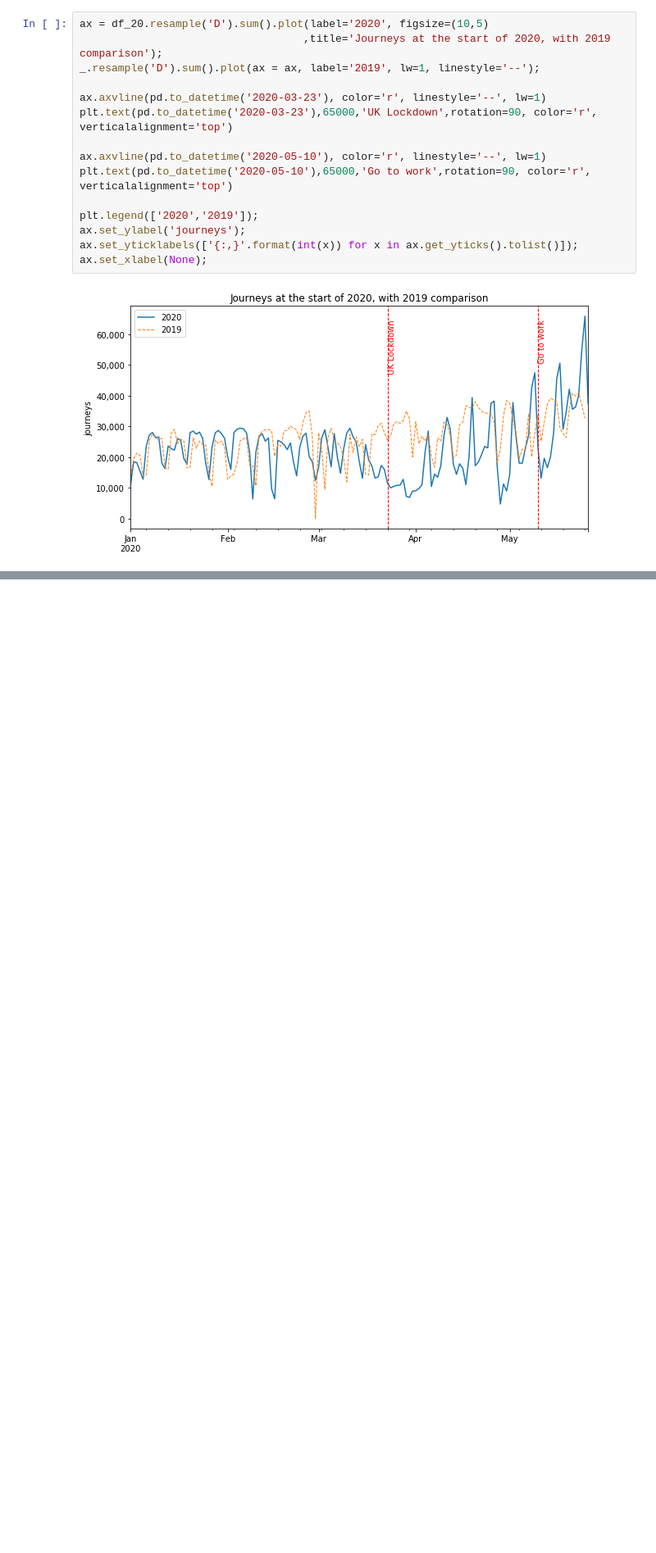
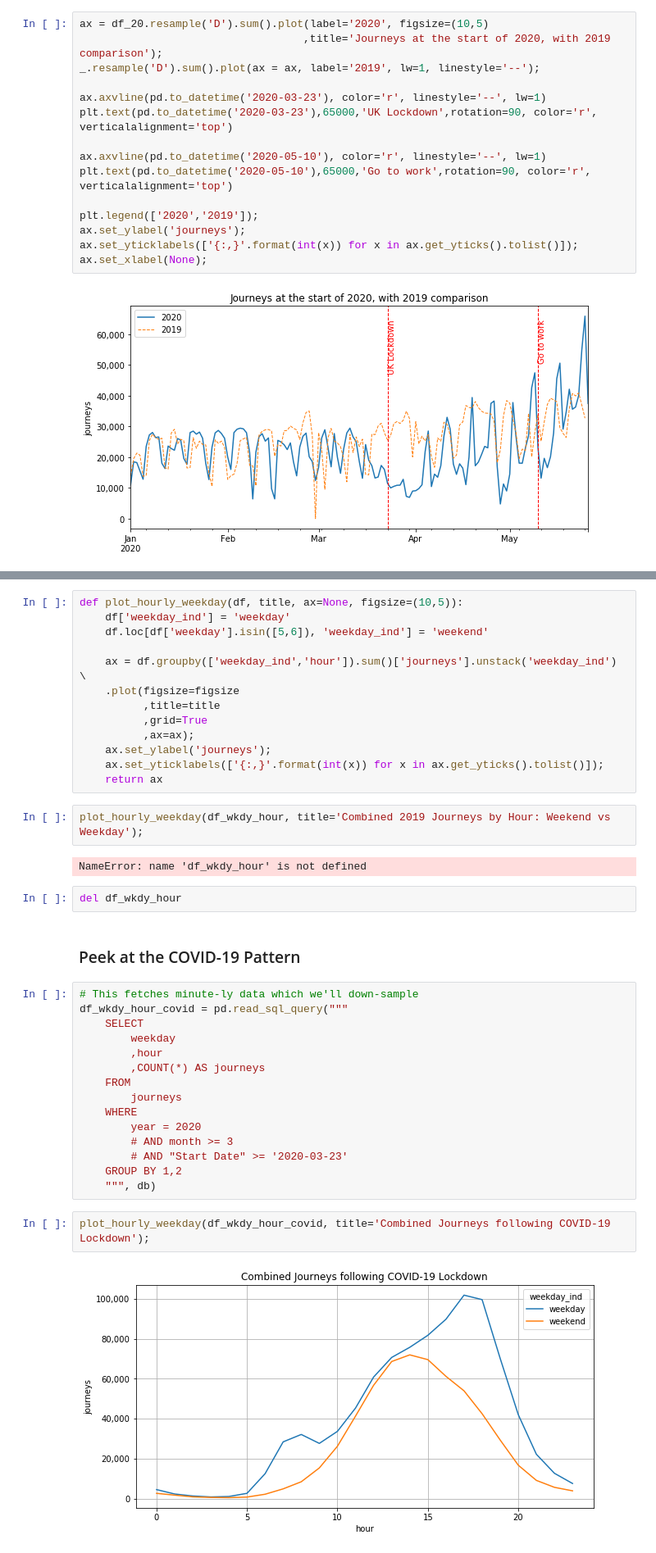
Before and after one commit to Peppers16/tfl_bike_project, a Jupyter notebook: notebooks/BSS_Exploration_MSP-1.ipynb, the cells around one changed output, grey strips where cells are left out. Shown at 82% size. Saved outputs shown, nothing was run; the diff lists cells and outputs as text; blank space fills up the shorter version.

```diff
--- a/notebooks/BSS_Exploration_MSP-1.ipynb
+++ b/notebooks/BSS_Exploration_MSP-1.ipynb
@@ -117,0 +131,40 @@ Up next:
+# %%
+def plot_hourly_weekday(df, title, ax=None, figsize=(10,5)):
+    df['weekday_ind'] = 'weekday'
+    df.loc[df['weekday'].isin([5,6]), 'weekday_ind'] = 'weekend'
+
+    ax = df.groupby(['weekday_ind','hour']).sum()['journeys'].unstack('weekday_ind') \
+    .plot(figsize=figsize
+          ,title=title
+          ,grid=True
+          ,ax=ax);
+    ax.set_ylabel('journeys');
+    ax.set_yticklabels(['{:,}'.format(int(x)) for x in ax.get_yticks().tolist()]);
+    return ax
+# %%
+plot_hourly_weekday(df_wkdy_hour, title='Combined 2019 Journeys by Hour: Weekend vs Weekday');
+# %% [output]
+NameError: name 'df_wkdy_hour' is not defined
+# %%
+del df_wkdy_hour
+# %% [markdown]
+### Peek at the COVID-19 Pattern
+# %%
+# This fetches minute-ly data which we'll down-sample
+df_wkdy_hour_covid = pd.read_sql_query("""
+    SELECT
+        weekday
+        ,hour
+        ,COUNT(*) AS journeys
+    FROM
+        journeys
+    WHERE
+        year = 2020
+        # AND month >= 3
+        # AND "Start Date" >= '2020-03-23'
+    GROUP BY 1,2
+    """, db)
+# %%
+plot_hourly_weekday(df_wkdy_hour_covid, title='Combined Journeys following COVID-19 Lockdown');
+# %% [output]
+[figure, added]
```
Also changed, not shown: parts of 19 cells of this notebook.
